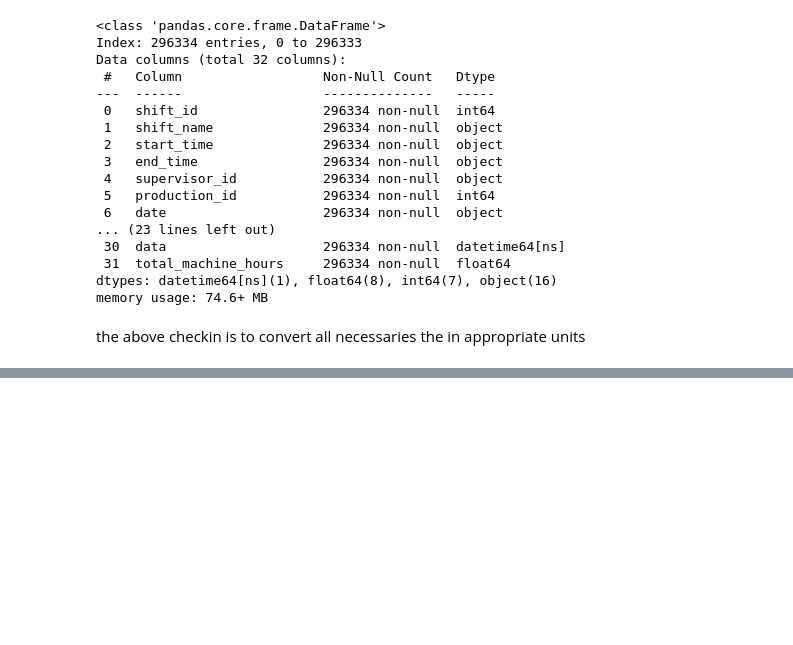
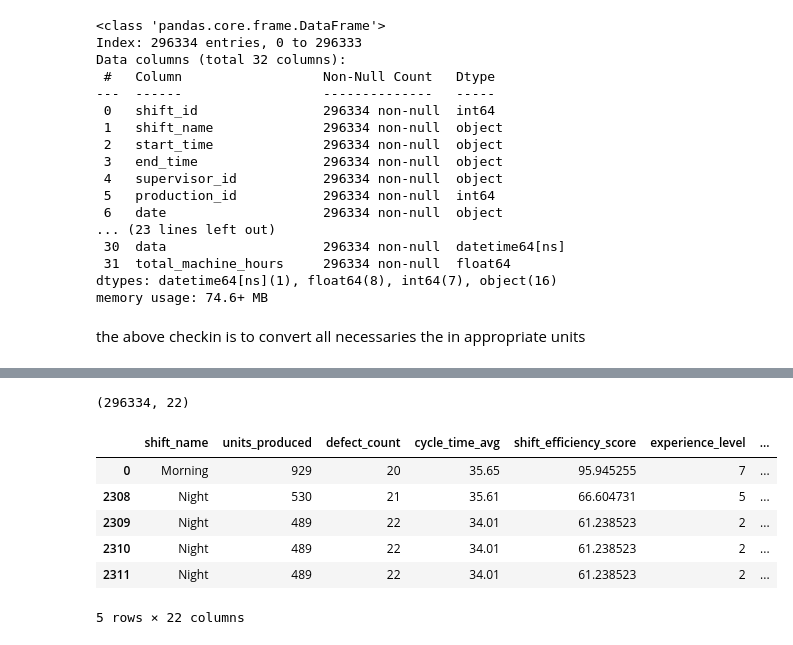
Before and after one commit to victoroluikpe/Nordex-shift-optimization-system, a Jupyter notebook: n/data_processing.ipynb, the cells around one changed output, grey strips where cells are left out. Saved outputs shown, nothing was run; the diff lists cells and outputs as text; code cells hidden in the pictures; blank space fills up the shorter version.

```diff
--- a/n/data_processing.ipynb
+++ b/n/data_processing.ipynb
@@ -754,0 +783,9 @@ import pandas as pd
+# %%
+columns_to_drop = [
+    ## Identifers
+    'shift_id', 'production_id', 'machine_id', 'supervisor_id', 'operator_id', 'qc_id','operator_name',
+    ## audit field
+    'resolved_by', 'timestamp',
+    # raw datetime format columns
+    'start_time', 'end_time', 'date', 'shift_duration', 'downtime_ratio'
+]
@@ -754,0 +794,15 @@ import pandas as pd
+# %%
+# let check how many drop
+shift_data.shape
+# %% [output]
+(296334, 22)
+# %%
+shift_data.head()
+# %% [output]
+|  | shift_name | units_produced | defect_count | cycle_time_avg | shift_efficiency_score | experience_level | ... |
+| 0 | Morning | 929 | 20 | 35.65 | 95.945255 | 7 | ... |
+| 2308 | Night | 530 | 21 | 35.61 | 66.604731 | 5 | ... |
+| 2309 | Night | 489 | 22 | 34.01 | 61.238523 | 2 | ... |
+| 2310 | Night | 489 | 22 | 34.01 | 61.238523 | 2 | ... |
+| 2311 | Night | 489 | 22 | 34.01 | 61.238523 | 2 | ... |
+5 rows × 22 columns
```
Also changed, not shown: parts of 31 cells of this notebook, 10 other files.
